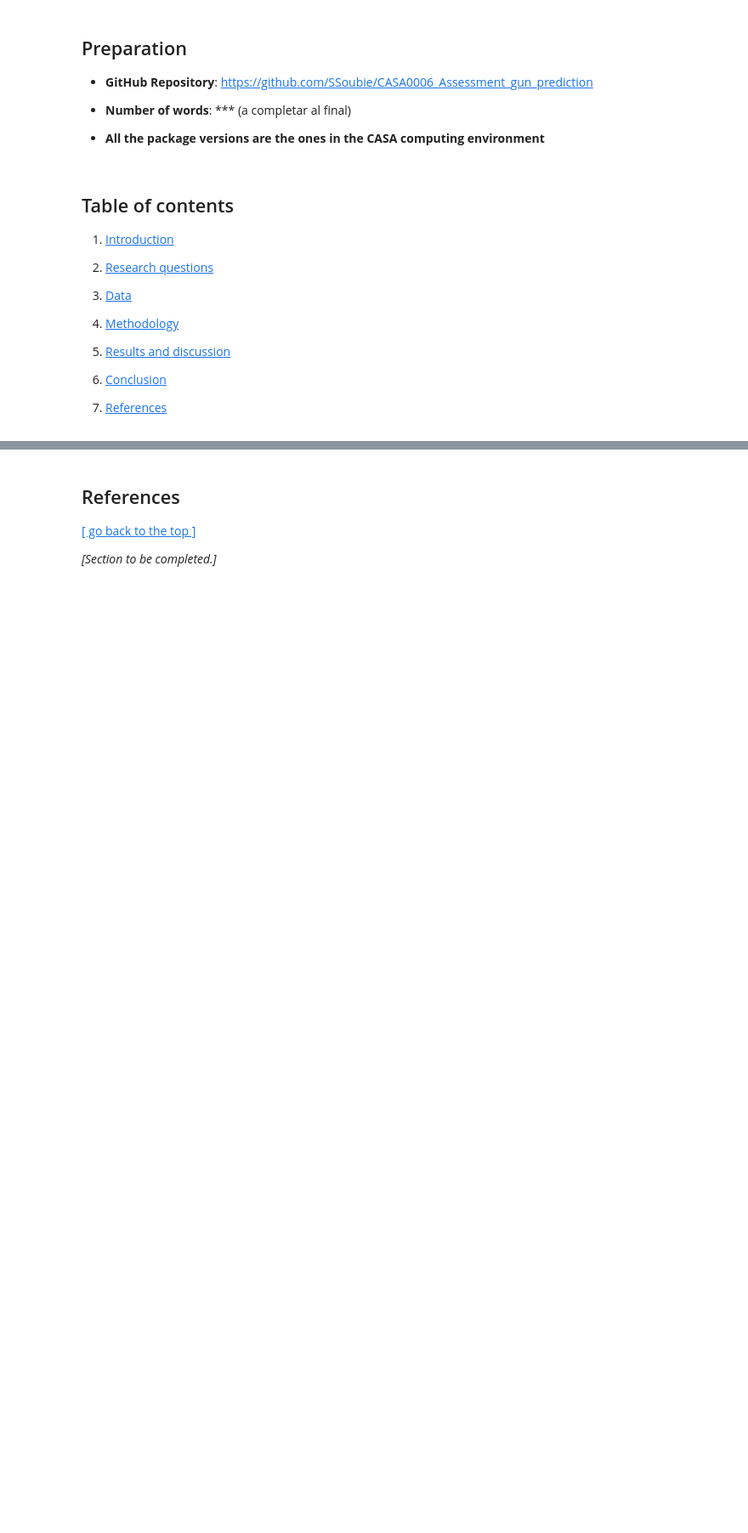
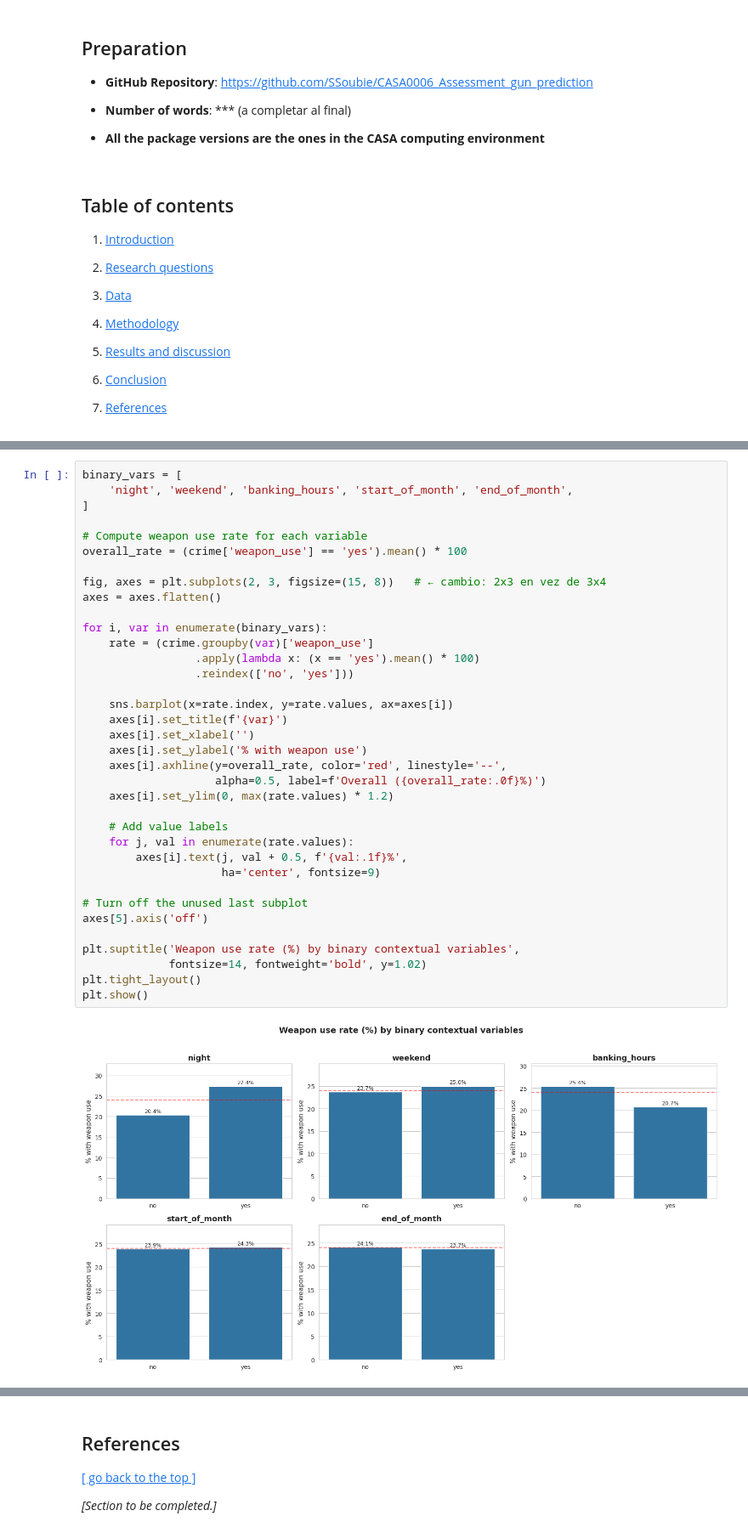
Before and after one commit to SSoubie/CASA0006_Assessment_gun_prediction, a Jupyter notebook: Template_submission_CASA0006.ipynb, the cells around one changed output, grey strips where cells are left out. Shown at 85% size. Cells and saved outputs as stored; diff of their text form; blank space fills up the shorter version.

```diff
--- a/Template_submission_CASA0006.ipynb
+++ b/Template_submission_CASA0006.ipynb
@@ -123,0 +206,38 @@ crime.describe()
+# %%
+binary_vars = [
+    'night', 'weekend', 'banking_hours', 'start_of_month', 'end_of_month',
+]
+
+# Compute weapon use rate for each variable
+overall_rate = (crime['weapon_use'] == 'yes').mean() * 100
+
+fig, axes = plt.subplots(2, 3, figsize=(15, 8))   # ← cambio: 2x3 en vez de 3x4
+axes = axes.flatten()
+
+for i, var in enumerate(binary_vars):
+    rate = (crime.groupby(var)['weapon_use']
+                 .apply(lambda x: (x == 'yes').mean() * 100)
+                 .reindex(['no', 'yes']))
+
+    sns.barplot(x=rate.index, y=rate.values, ax=axes[i])
+    axes[i].set_title(f'{var}')
+    axes[i].set_xlabel('')
+    axes[i].set_ylabel('% with weapon use')
+    axes[i].axhline(y=overall_rate, color='red', linestyle='--',
+                    alpha=0.5, label=f'Overall ({overall_rate:.0f}%)')
+    axes[i].set_ylim(0, max(rate.values) * 1.2)
+
+    # Add value labels
+    for j, val in enumerate(rate.values):
+        axes[i].text(j, val + 0.5, f'{val:.1f}%',
+                     ha='center', fontsize=9)
+
+# Turn off the unused last subplot
+axes[5].axis('off')
+
+plt.suptitle('Weapon use rate (%) by binary contextual variables',
+             fontsize=14, fontweight='bold', y=1.02)
+plt.tight_layout()
+plt.show()
+# %% [output]
+[figure, added]
```
Also changed, not shown: parts of 87 cells of this notebook, 6 other files.
